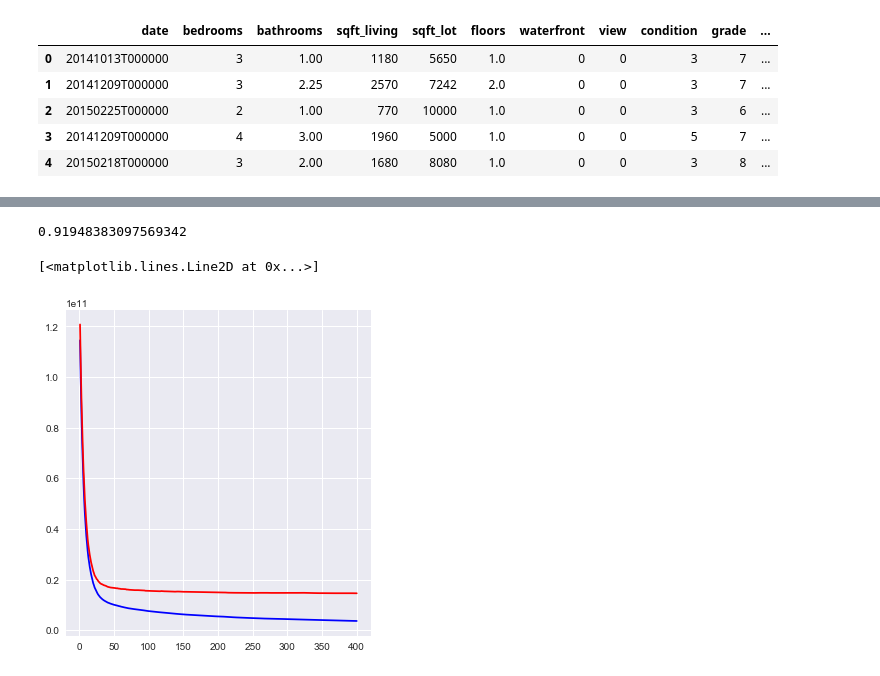
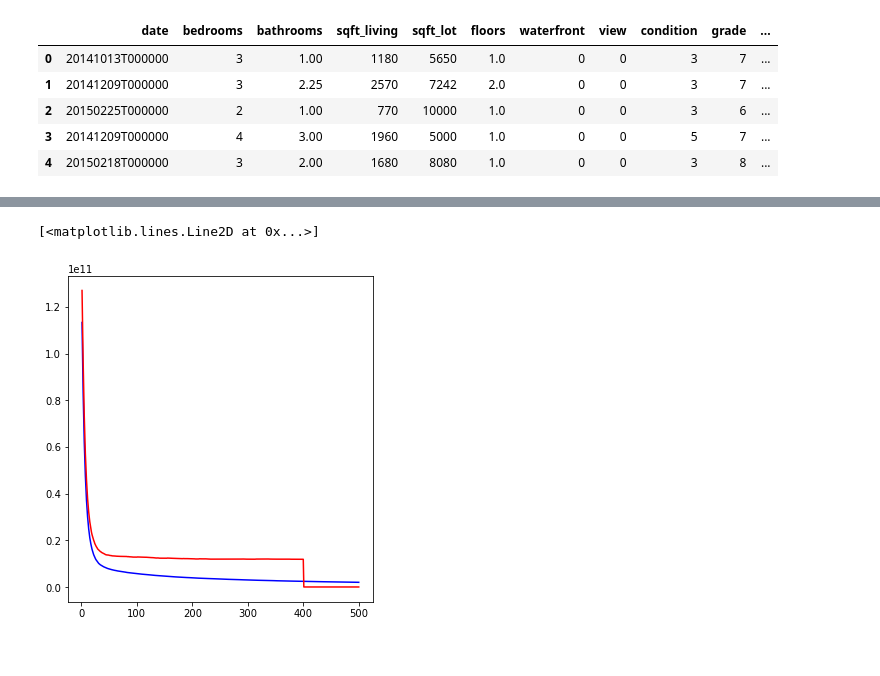
Before and after one commit to Shreyas3108/house-price-prediction, a Jupyter notebook: housesales.ipynb, the cells around one changed output, grey strips where cells are left out. Saved outputs shown, nothing was run; the diff lists cells and outputs as text; code cells hidden in the pictures.

```diff
--- a/housesales.ipynb
+++ b/housesales.ipynb
@@ -146,0 +170,19 @@ reg.score(x_test,y_test)
+# %%
+from sklearn.model_selection import GridSearchCV
+from sklearn.ensemble import GradientBoostingRegressor
+
+
+model = GradientBoostingRegressor()
+
+parameters = {'learning_rate': [0.01,0.1,0.5,0.7],
+
+                  'n_estimators' : [50,250,500,1000],
+                  'max_depth'    : [6,8,10,20]
+                 }
+
+grid = GridSearchCV(estimator=model, param_grid = parameters, cv = 2, n_jobs=-1)
+grid.fit(x_train, y_train)
+
+print("\n The best parameters:\n",
+          grid.best_params_)
+print("\n ========================================================")
@@ -147,4 +207,8 @@ reg.score(x_test,y_test)
 # %%
 from sklearn import ensemble
-clf = ensemble.GradientBoostingRegressor(n_estimators = 400, max_depth = 5, min_samples_split = 2,
-          learning_rate = 0.1, loss = 'ls')
+params = {'n_estimators' : 500, 'max_depth' : 6, 'min_samples_split' : 2,
+          'learning_rate' : 0.1, 'loss' : 'ls'}
+regression = ensemble.GradientBoostingRegressor(**params)
+
+regression.fit(x_train, y_train)
+regression.score(x_test,y_test)
@@ -151,2 +216,0 @@ clf = ensemble.GradientBoostingRegressor(n_estimators = 400, max_depth = 5, min_
-# %%
-clf.fit(x_train, y_train)
@@ -161,21 +217,17 @@ GradientBoostingRegressor(alpha=0.9, criterion='friedman_mse', init=None,
-# %%
-clf.score(x_test,y_test)
-# %% [output]
-0.91948383097569342
 # %%
 t_sc = np.zeros((params['n_estimators']),dtype=np.float64)
 # %%
 y_pred = reg.predict(x_test)
 # %%
 for i,y_pred in enumerate(clf.staged_predict(x_test)):
-    t_sc[i]=clf.loss_(y_test,y_pred)
+    t_sc[i]=regression.loss_(y_test,y_pred)
 # %%
 testsc = np.arange((params['n_estimators']))+1
 # %%
 plt.figure(figsize=(12, 6))
 plt.subplot(1, 2, 1)
-plt.plot(testsc,clf.train_score_,'b-',label= 'Set dev train')
+plt.plot(testsc,regression.train_score_,'b-',label= 'Set dev train')
 plt.plot(testsc,t_sc,'r-',label = 'set dev test')
 # %% [output]
 [<matplotlib.lines.Line2D at 0x...>]
-[figure, old version]
+[figure, new version]
```
Also changed, not shown: parts of 25 cells of this notebook.
